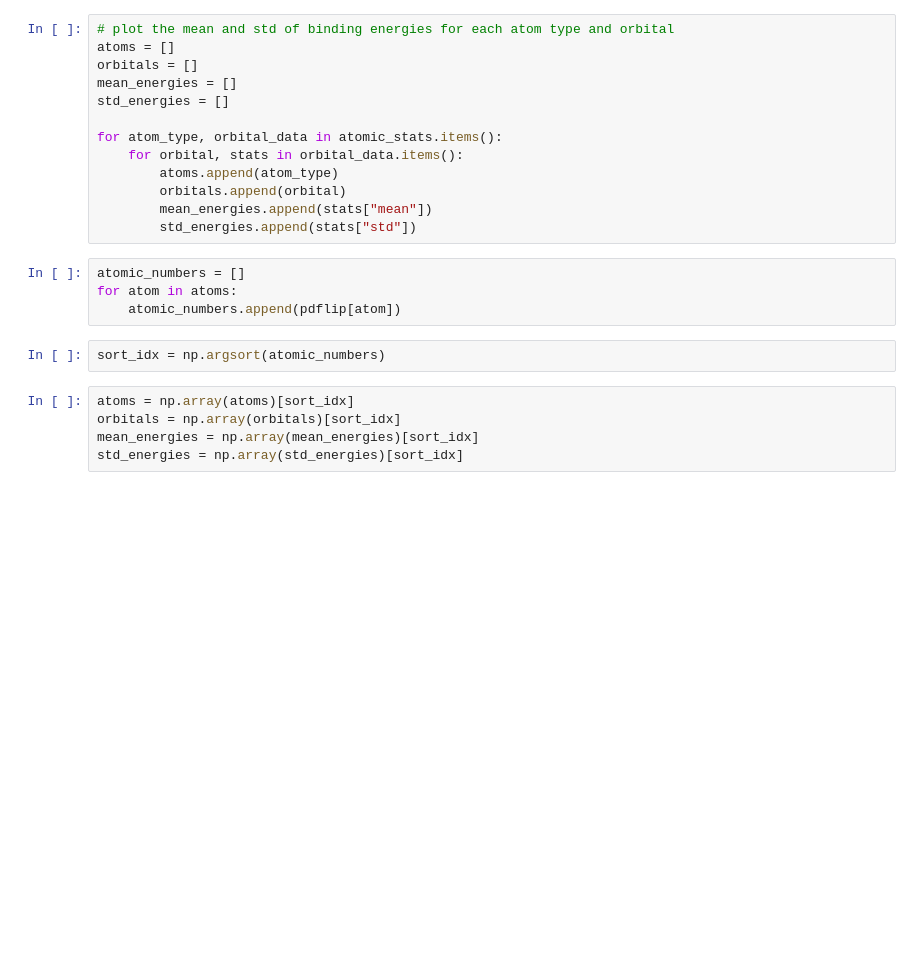
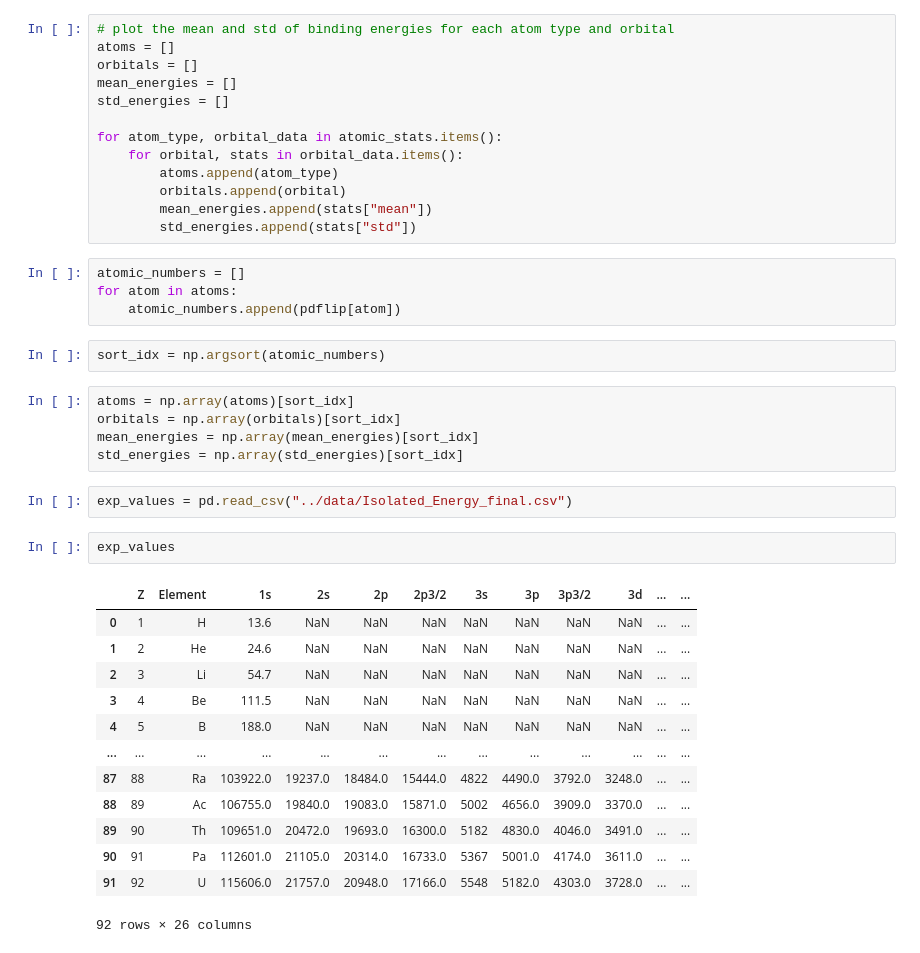
Before and after one commit to suyashk12/GNN_binding_energies, a Jupyter notebook: data_processing/data_analysis.ipynb, the cells around one changed output. Drawn from its saved outputs; the diff is of its cells as text; blank space fills up the shorter version.

```diff
--- a/data_processing/data_analysis.ipynb
+++ b/data_processing/data_analysis.ipynb
@@ -122,3 +92,21 @@ atoms = np.array(atoms)[sort_idx]
 orbitals = np.array(orbitals)[sort_idx]
 mean_energies = np.array(mean_energies)[sort_idx]
 std_energies = np.array(std_energies)[sort_idx]
+# %%
+exp_values = pd.read_csv("../data/Isolated_Energy_final.csv")
+# %%
+exp_values
+# %% [output]
+|  | Z | Element | 1s | 2s | 2p | 2p3/2 | 3s | 3p | 3p3/2 | 3d | ... | ... |
+| 0 | 1 | H | 13.6 | NaN | NaN | NaN | NaN | NaN | NaN | NaN | ... | ... |
+| 1 | 2 | He | 24.6 | NaN | NaN | NaN | NaN | NaN | NaN | NaN | ... | ... |
+| 2 | 3 | Li | 54.7 | NaN | NaN | NaN | NaN | NaN | NaN | NaN | ... | ... |
+| 3 | 4 | Be | 111.5 | NaN | NaN | NaN | NaN | NaN | NaN | NaN | ... | ... |
+| 4 | 5 | B | 188.0 | NaN | NaN | NaN | NaN | NaN | NaN | NaN | ... | ... |
+| ... | ... | ... | ... | ... | ... | ... | ... | ... | ... | ... | ... | ... |
+| 87 | 88 | Ra | 103922.0 | 19237.0 | 18484.0 | 15444.0 | 4822 | 4490.0 | 3792.0 | 3248.0 | ... | ... |
+| 88 | 89 | Ac | 106755.0 | 19840.0 | 19083.0 | 15871.0 | 5002 | 4656.0 | 3909.0 | 3370.0 | ... | ... |
+| 89 | 90 | Th | 109651.0 | 20472.0 | 19693.0 | 16300.0 | 5182 | 4830.0 | 4046.0 | 3491.0 | ... | ... |
+| 90 | 91 | Pa | 112601.0 | 21105.0 | 20314.0 | 16733.0 | 5367 | 5001.0 | 4174.0 | 3611.0 | ... | ... |
+| 91 | 92 | U | 115606.0 | 21757.0 | 20948.0 | 17166.0 | 5548 | 5182.0 | 4303.0 | 3728.0 | ... | ... |
+92 rows × 26 columns
```
Also changed, not shown: parts of 9 cells of this notebook, 2 other files.
